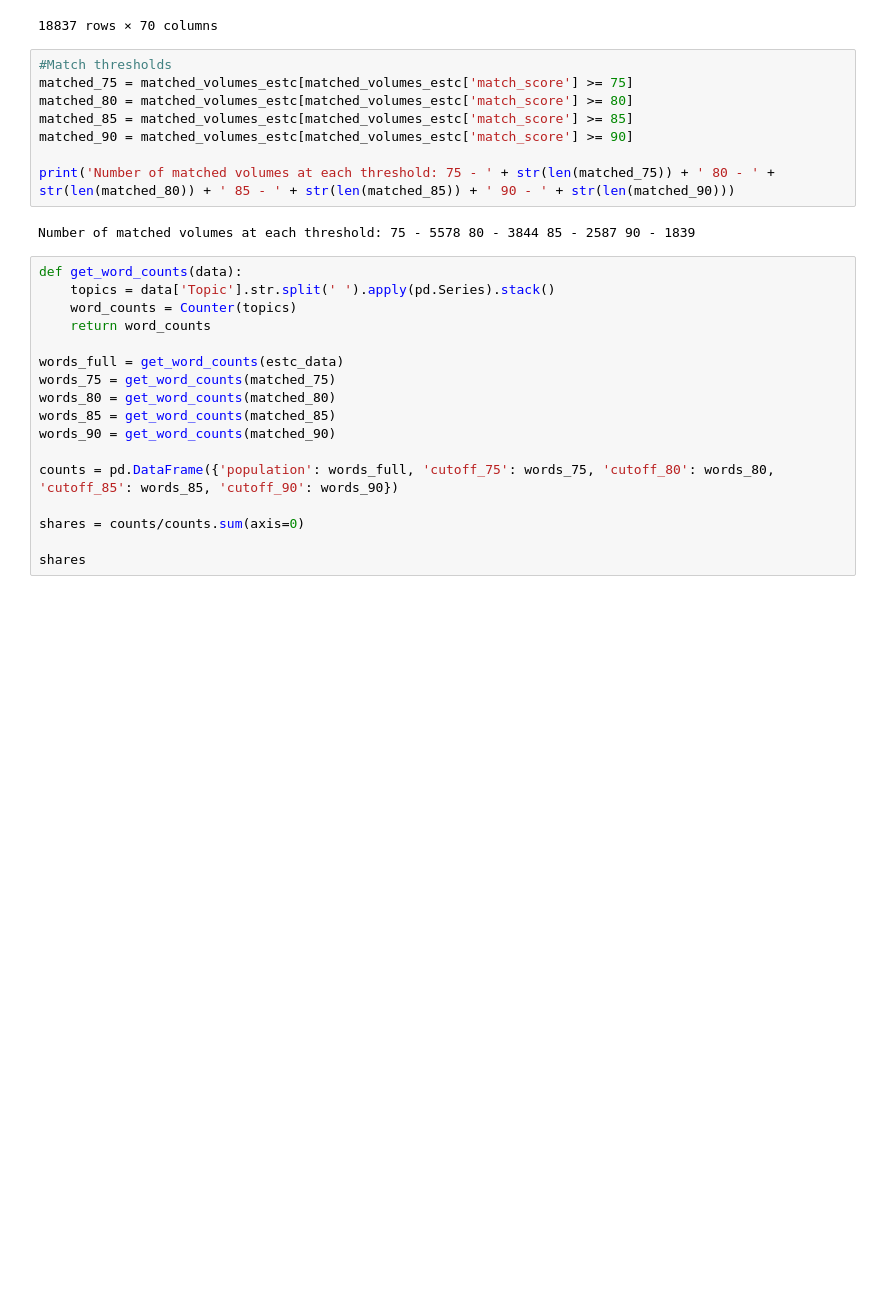
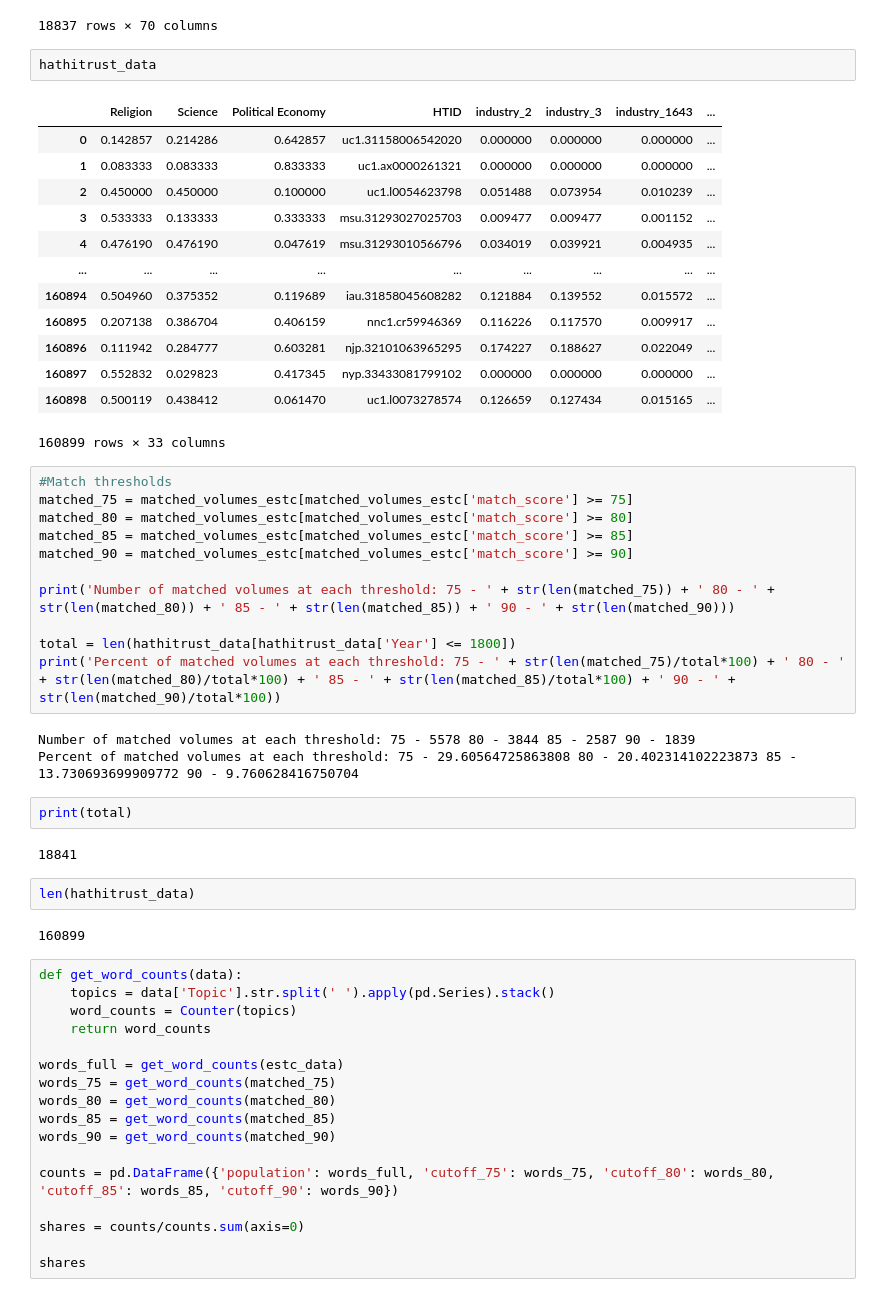
Before and after one commit to austinkennedy/Hathitrust, a Jupyter notebook: code/estc_data.ipynb, the cells around one changed output. Drawn from its saved outputs; the diff is of its cells as text; blank space fills up the shorter version.

```diff
--- a/code/estc_data.ipynb
+++ b/code/estc_data.ipynb
@@ -179,6 +181,22 @@ matched_volumes_estc
 | 18835 | The reports made to the Secretary... | txu.059173003754851 | 6332663 | 61.347518 | 1800.0 | T61439 | Halhed, Nathaniel Brassey, 1751-1... | The letters of Detector, on the r... | ... |
 | 18836 | An account of the endeavours used... | emu.010002630658 | 6347255 | 68.913858 | 1730.0 | T76351 | NaN | An abstract of the proceedings of... | ... |
 18837 rows × 70 columns
+# %%
+hathitrust_data
+# %% [output]
+|  | Religion | Science | Political Economy | HTID | industry_2 | industry_3 | industry_1643 | ... |
+| 0 | 0.142857 | 0.214286 | 0.642857 | uc1.31158006542020 | 0.000000 | 0.000000 | 0.000000 | ... |
+| 1 | 0.083333 | 0.083333 | 0.833333 | uc1.ax0000261321 | 0.000000 | 0.000000 | 0.000000 | ... |
+| 2 | 0.450000 | 0.450000 | 0.100000 | uc1.l0054623798 | 0.051488 | 0.073954 | 0.010239 | ... |
+| 3 | 0.533333 | 0.133333 | 0.333333 | msu.31293027025703 | 0.009477 | 0.009477 | 0.001152 | ... |
+| 4 | 0.476190 | 0.476190 | 0.047619 | msu.31293010566796 | 0.034019 | 0.039921 | 0.004935 | ... |
+| ... | ... | ... | ... | ... | ... | ... | ... | ... |
+| 160894 | 0.504960 | 0.375352 | 0.119689 | iau.31858045608282 | 0.121884 | 0.139552 | 0.015572 | ... |
+| 160895 | 0.207138 | 0.386704 | 0.406159 | nnc1.cr59946369 | 0.116226 | 0.117570 | 0.009917 | ... |
+| 160896 | 0.111942 | 0.284777 | 0.603281 | njp.32101063965295 | 0.174227 | 0.188627 | 0.022049 | ... |
+| 160897 | 0.552832 | 0.029823 | 0.417345 | nyp.33433081799102 | 0.000000 | 0.000000 | 0.000000 | ... |
+| 160898 | 0.500119 | 0.438412 | 0.061470 | uc1.l0073278574 | 0.126659 | 0.127434 | 0.015165 | ... |
+160899 rows × 33 columns
 # %%
 #Match thresholds
 matched_75 = matched_volumes_estc[matched_volumes_estc['match_score'] >= 75]
@@ -187,8 +205,20 @@ matched_85 = matched_volumes_estc[matched_volumes_estc['match_score'] >= 85]
 matched_90 = matched_volumes_estc[matched_volumes_estc['match_score'] >= 90]
 
 print('Number of matched volumes at each threshold: 75 - ' + str(len(matched_75)) + ' 80 - ' + str(len(matched_80)) + ' 85 - ' + str(len(matched_85)) + ' 90 - ' + str(len(matched_90)))
+
+total = len(hathitrust_data[hathitrust_data['Year'] <= 1800])
+print('Percent of matched volumes at each threshold: 75 - ' + str(len(matched_75)/total*100) + ' 80 - ' + str(len(matched_80)/total*100) + ' 85 - ' + str(len(matched_85)/total*100) + ' 90 - ' + str(len(matched_90)/total*100))
 # %% [output]
 Number of matched volumes at each threshold: 75 - 5578 80 - 3844 85 - 2587 90 - 1839
+Percent of matched volumes at each threshold: 75 - 29.60564725863808 80 - 20.402314102223873 85 - 13.730693699909772 90 - 9.760628416750704
+# %%
+print(total)
+# %% [output]
+18841
+# %%
+len(hathitrust_data)
+# %% [output]
+160899
 # %%
 def get_word_counts(data):
     topics = data['Topic'].str.split(' ').apply(pd.Series).stack()
```
Also changed, not shown: parts of 18 cells of this notebook, 4 other files.
